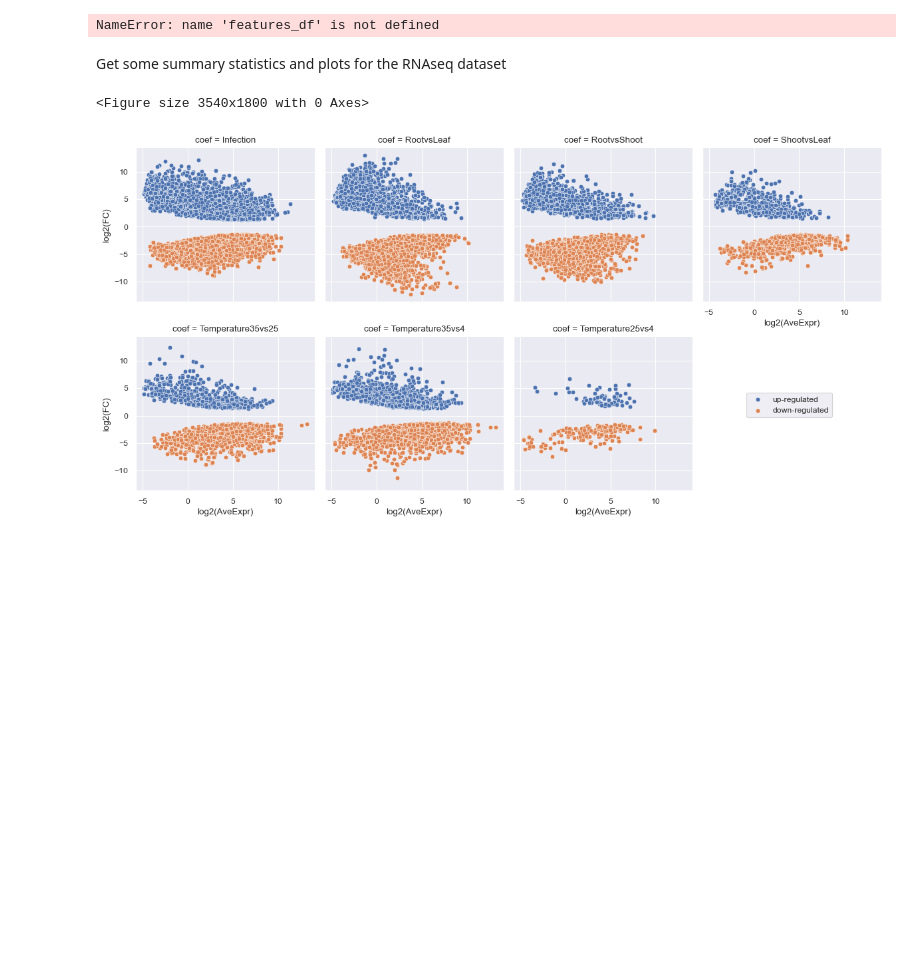
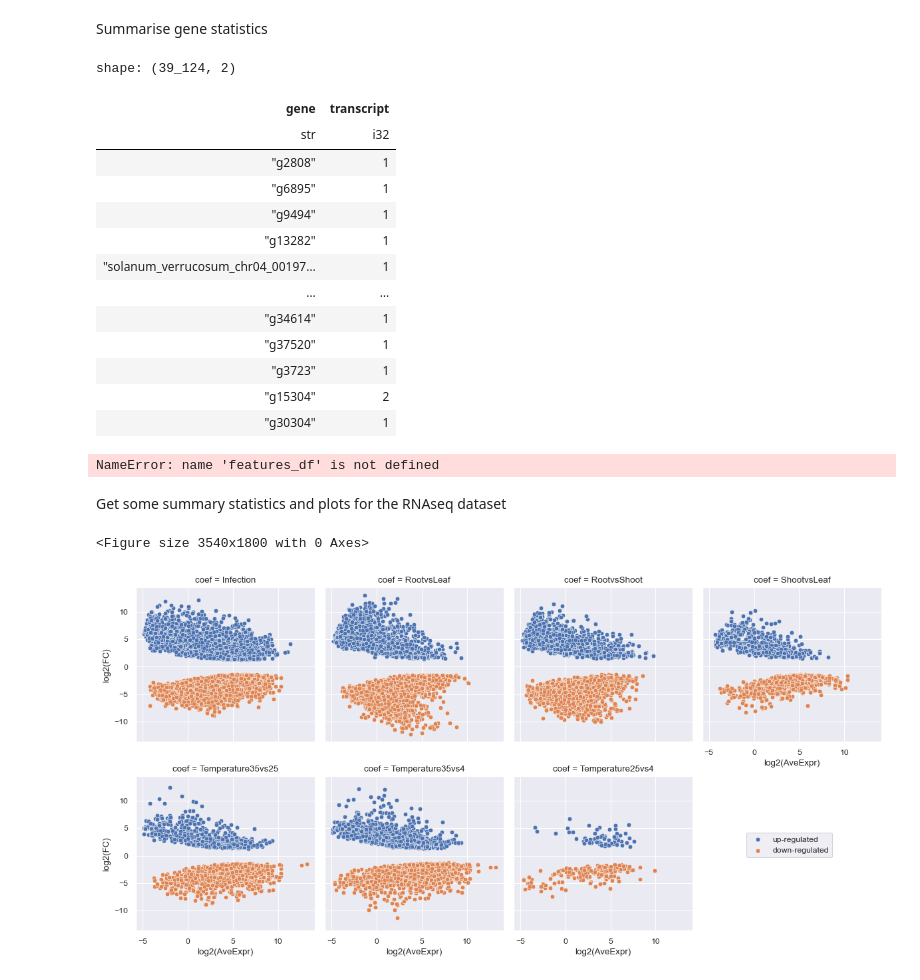
Before and after one commit to SwiftSeal/sver54_assembly, a Jupyter notebook: analysis/assembly_analysis.ipynb, the cells around one changed output. Cells and saved outputs as stored; diff of their text form; code cells hidden in the pictures; blank space fills up the shorter version.

```diff
--- a/analysis/assembly_analysis.ipynb
+++ b/analysis/assembly_analysis.ipynb
@@ -31,4 +31,80 @@ Requirement already satisfied: six>=1.5 in /opt/homebrew/lib/python3.11/site-pac
 Note: you may need to restart the kernel to use updated packages.
+# %% [markdown]
+Summarise gene statistics
+# %%
+gff = (
+    pl.read_csv(
+        "../results/final_annotation/final_annotation.gff",
+        separator="\t",
+        has_header=False,
+        comment_prefix="#",
+    )
+    .rename(
+        {
+            "column_1": "seqid",
+            "column_2": "source",
+            "column_3": "type",
+            "column_4": "start",
+            "column_5": "end",
+            "column_6": "score",
+            "column_7": "strand",
+            "column_8": "phase",
+            "column_9": "attributes",
+        }
+    )
+    .with_columns(
+        pl.col("attributes").str.extract(r"ID=(.*?)(?:;|$)").alias("ID"),
+        pl.col("attributes").str.extract(r"Parent=(.*?)(?:;|$)").str.split(by=".").alias("Parent"),
+    )
+    .with_columns(
+        (
+            pl
+            .when(pl.col("Parent").is_null())
+            .then(pl.col("ID"))
+            .otherwise(pl.col("Parent").list.get(0))
+            .alias("gene")
+        ),
+        (
+            pl
+            .when(pl.col("Parent").list.len() == 1)
+            .then(pl.col("ID").str.split(by=".").list.get(1).str.extract(r"(\d+)"))
+            .otherwise(pl.col("Parent").list.get(1).str.extract(r"(\d+)"))
+            .cast(pl.Int32)
+            .alias("transcript")
+        )
+    )
+    .select([
+        "seqid",
+        "start",
+        "end",
+        "strand",
+        "gene",
+        "transcript",
+        "type",
+        "attributes",
+    ])
+)
+
+(
+    gff
+    .group_by("gene")
+    .agg(pl.col("transcript").max().alias("transcript"))
+)
+# %% [output]
+shape: (39_124, 2)
+| gene | transcript |
+| str | i32 |
+| "g2808" | 1 |
+| "g6895" | 1 |
+| "g9494" | 1 |
+| "g13282" | 1 |
+| "solanum_verrucosum_chr04_00197… | 1 |
+| … | … |
+| "g34614" | 1 |
+| "g37520" | 1 |
+| "g3723" | 1 |
+| "g15304" | 2 |
+| "g30304" | 1 |
 # %%
 gc = (
     pl.read_csv(
```
Also changed, not shown: parts of 1 cell of this notebook, 10 other files.
